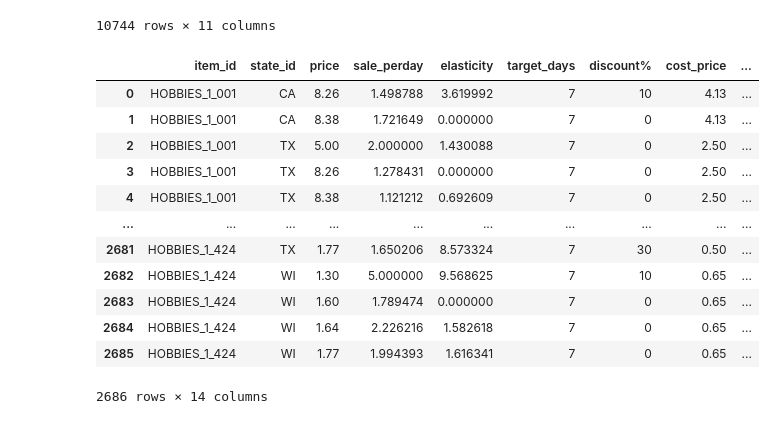
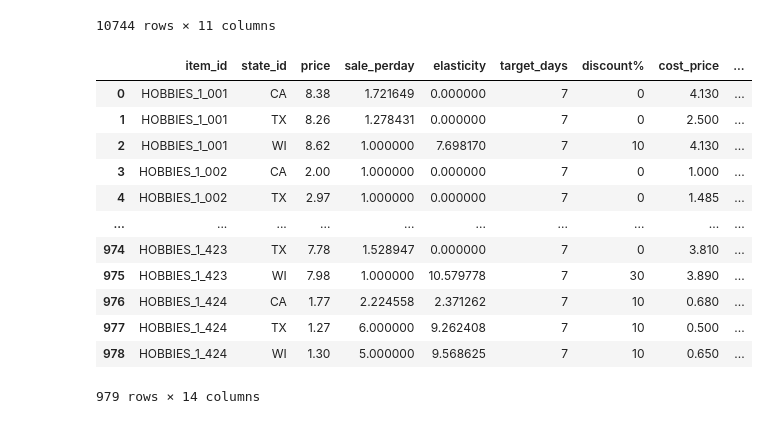
Before and after one commit to janiceivana/DS05_P5, a Jupyter notebook: opti.ipynb, the cells around one changed output. Saved outputs shown, nothing was run; the diff lists cells and outputs as text; code cells hidden in the pictures.

```diff
--- a/opti.ipynb
+++ b/opti.ipynb
@@ -287,23 +267,23 @@ h1_opti["revenue"] = round(h1_opti["discount_price"]*h1_opti["predict_total_sale
 
 h1_opti["profit"] = h1_opti["revenue"]-h1_opti["cost"]
 # %%
-h1_opti = h1_opti.loc[h1_opti.groupby(['item_id', 'state_id', 'price'])['profit'].idxmax()]
+h1_opti = h1_opti.loc[h1_opti.groupby(['item_id', 'state_id','cost_price'])['profit'].idxmax()]
 h1_opti.reset_index(drop=True, inplace=True)
 h1_opti
 # %% [output]
 |  | item_id | state_id | price | sale_perday | elasticity | target_days | discount% | cost_price | ... |
-| 0 | HOBBIES_1_001 | CA | 8.26 | 1.498788 | 3.619992 | 7 | 10 | 4.13 | ... |
-| 1 | HOBBIES_1_001 | CA | 8.38 | 1.721649 | 0.000000 | 7 | 0 | 4.13 | ... |
-| 2 | HOBBIES_1_001 | TX | 5.00 | 2.000000 | 1.430088 | 7 | 0 | 2.50 | ... |
-| 3 | HOBBIES_1_001 | TX | 8.26 | 1.278431 | 0.000000 | 7 | 0 | 2.50 | ... |
-| 4 | HOBBIES_1_001 | TX | 8.38 | 1.121212 | 0.692609 | 7 | 0 | 2.50 | ... |
+| 0 | HOBBIES_1_001 | CA | 8.38 | 1.721649 | 0.000000 | 7 | 0 | 4.130 | ... |
+| 1 | HOBBIES_1_001 | TX | 8.26 | 1.278431 | 0.000000 | 7 | 0 | 2.500 | ... |
+| 2 | HOBBIES_1_001 | WI | 8.62 | 1.000000 | 7.698170 | 7 | 10 | 4.130 | ... |
+| 3 | HOBBIES_1_002 | CA | 2.00 | 1.000000 | 0.000000 | 7 | 0 | 1.000 | ... |
+| 4 | HOBBIES_1_002 | TX | 2.97 | 1.000000 | 0.000000 | 7 | 0 | 1.485 | ... |
 | ... | ... | ... | ... | ... | ... | ... | ... | ... | ... |
-| 2681 | HOBBIES_1_424 | TX | 1.77 | 1.650206 | 8.573324 | 7 | 30 | 0.50 | ... |
-| 2682 | HOBBIES_1_424 | WI | 1.30 | 5.000000 | 9.568625 | 7 | 10 | 0.65 | ... |
-| 2683 | HOBBIES_1_424 | WI | 1.60 | 1.789474 | 0.000000 | 7 | 0 | 0.65 | ... |
-| 2684 | HOBBIES_1_424 | WI | 1.64 | 2.226216 | 1.582618 | 7 | 0 | 0.65 | ... |
-| 2685 | HOBBIES_1_424 | WI | 1.77 | 1.994393 | 1.616341 | 7 | 0 | 0.65 | ... |
+| 974 | HOBBIES_1_423 | TX | 7.78 | 1.528947 | 0.000000 | 7 | 0 | 3.810 | ... |
+| 975 | HOBBIES_1_423 | WI | 7.98 | 1.000000 | 10.579778 | 7 | 30 | 3.890 | ... |
+| 976 | HOBBIES_1_424 | CA | 1.77 | 2.224558 | 2.371262 | 7 | 10 | 0.680 | ... |
+| 977 | HOBBIES_1_424 | TX | 1.27 | 6.000000 | 9.262408 | 7 | 10 | 0.500 | ... |
+| 978 | HOBBIES_1_424 | WI | 1.30 | 5.000000 | 9.568625 | 7 | 10 | 0.650 | ... |
-2686 rows × 14 columns
+979 rows × 14 columns
 # %%
 h1_df["target_days"] = 7
 h1_df["sale_target_day"]=h1_df["sale_perday"]*7
```
Also changed, not shown: parts of 2 cells of this notebook.
